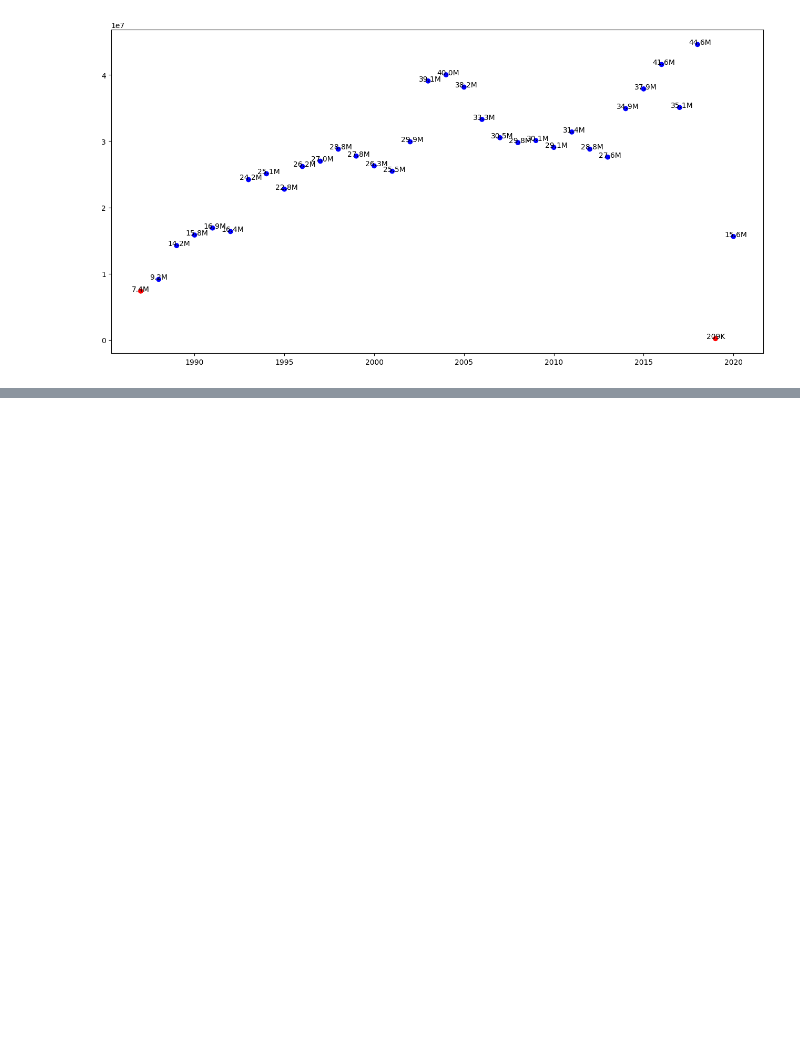
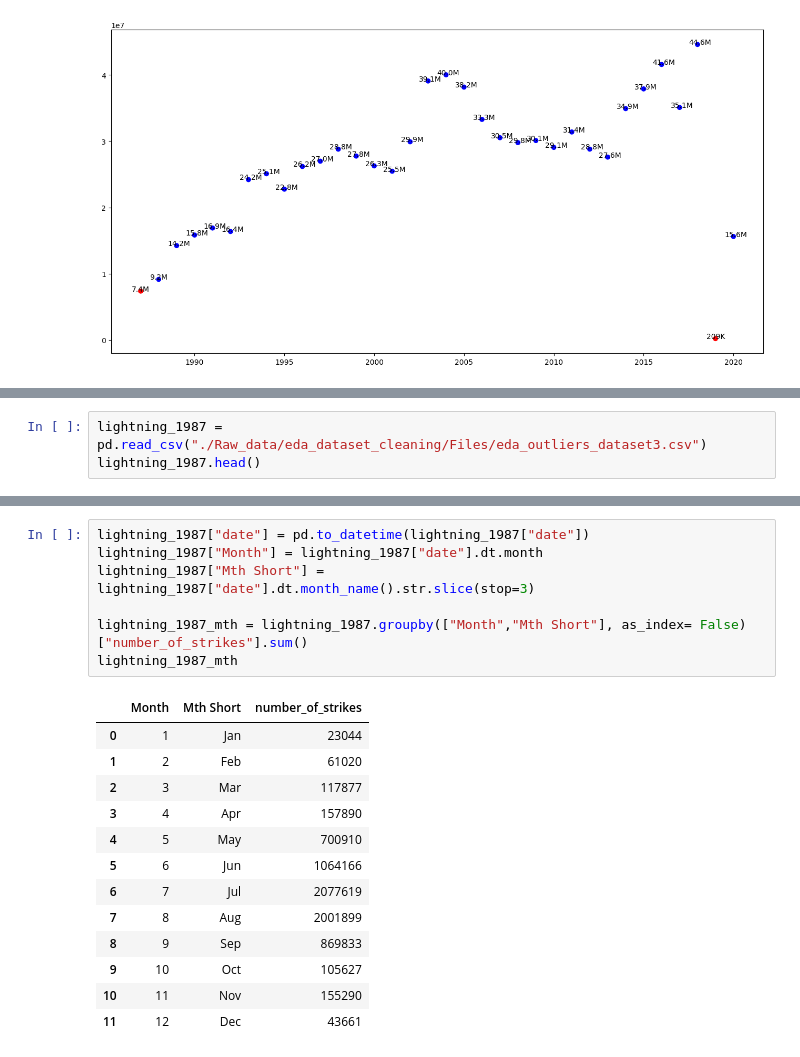
Before and after one commit to AfobCode/LearningPython, a Jupyter notebook: GoBeyondNumbers/eda_handling_outliers.ipynb, the cells around one changed output, grey strips where cells are left out. Cells and saved outputs as stored; diff of their text form; blank space fills up the shorter version.

```diff
--- a/GoBeyondNumbers/eda_handling_outliers.ipynb
+++ b/GoBeyondNumbers/eda_handling_outliers.ipynb
@@ -167,0 +216,3 @@ plt.show()
+# %%
+lightning_1987 = pd.read_csv("./Raw_data/eda_dataset_cleaning/Files/eda_outliers_dataset3.csv")
+lightning_1987.head()
@@ -167,0 +226,21 @@ plt.show()
+# %%
+lightning_1987["date"] = pd.to_datetime(lightning_1987["date"])
+lightning_1987["Month"] = lightning_1987["date"].dt.month
+lightning_1987["Mth Short"] = lightning_1987["date"].dt.month_name().str.slice(stop=3)
+
+lightning_1987_mth = lightning_1987.groupby(["Month","Mth Short"], as_index= False)["number_of_strikes"].sum()
+lightning_1987_mth
+# %% [output]
+|  | Month | Mth Short | number_of_strikes |
+| 0 | 1 | Jan | 23044 |
+| 1 | 2 | Feb | 61020 |
+| 2 | 3 | Mar | 117877 |
+| 3 | 4 | Apr | 157890 |
+| 4 | 5 | May | 700910 |
+| 5 | 6 | Jun | 1064166 |
+| 6 | 7 | Jul | 2077619 |
+| 7 | 8 | Aug | 2001899 |
+| 8 | 9 | Sep | 869833 |
+| 9 | 10 | Oct | 105627 |
+| 10 | 11 | Nov | 155290 |
+| 11 | 12 | Dec | 43661 |
```
Also changed, not shown: parts of 7 cells of this notebook, 1 other file.
